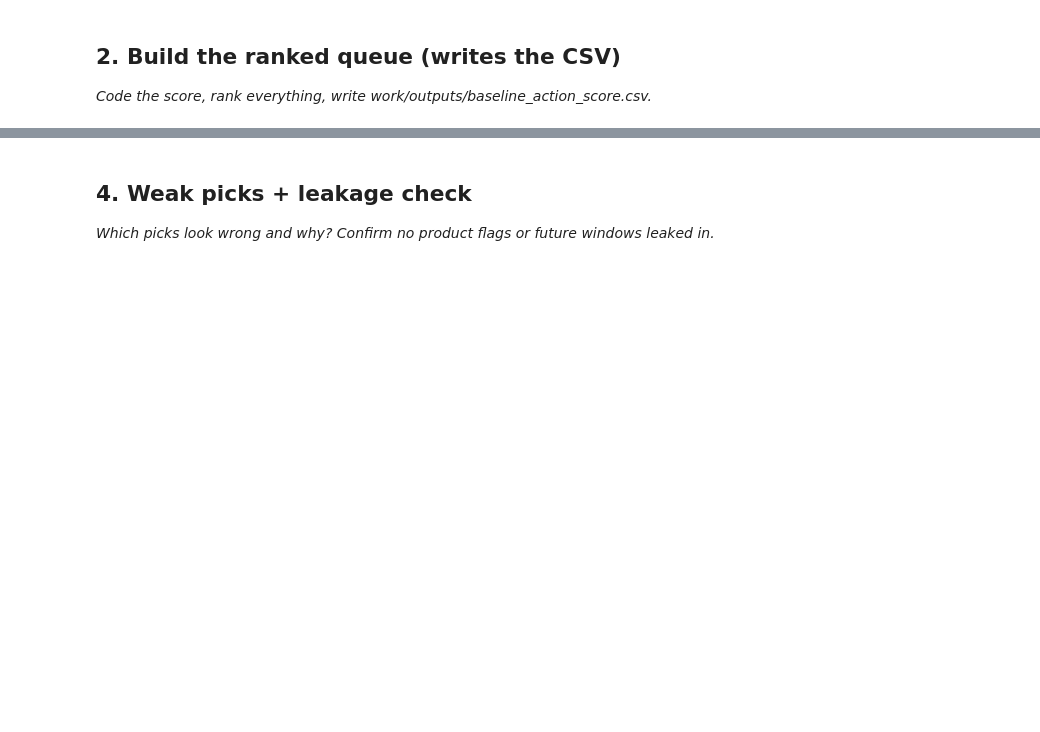
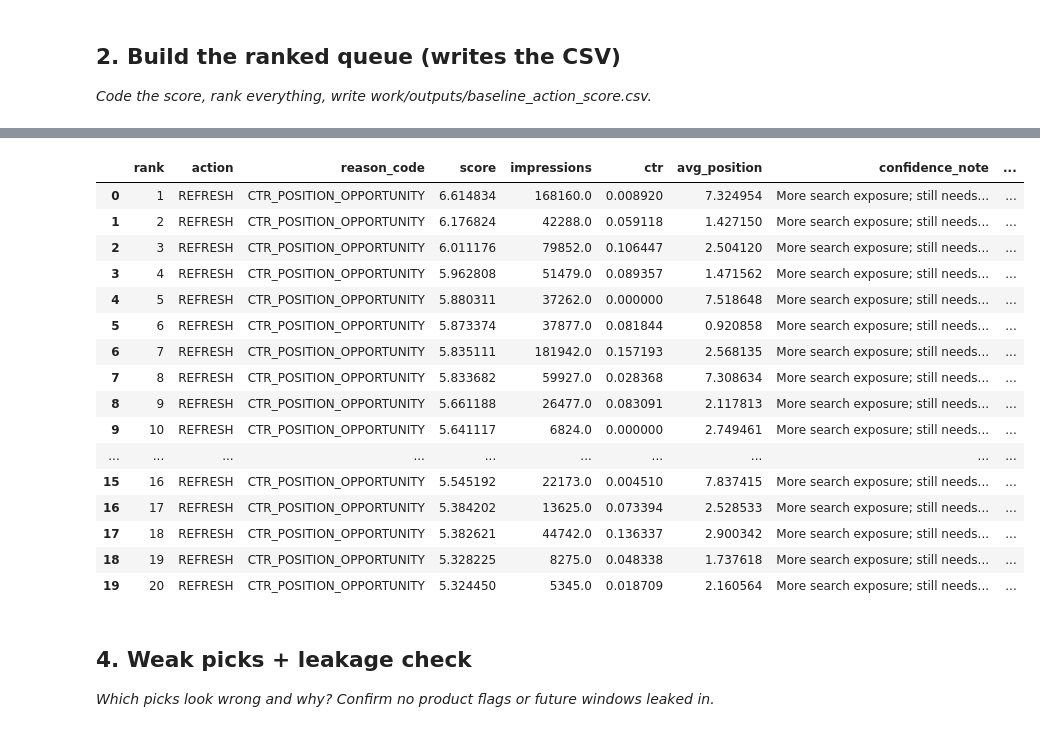
Before and after one commit to Anshikaag-28/Anshika-FlyRank-ML, a Jupyter notebook: work/notebooks/w04_baseline_score.ipynb, the cells around one changed output, grey strips where cells are left out. Cells and saved outputs as stored; diff of their text form; code cells hidden in the pictures; blank space fills up the shorter version.

```diff
--- a/work/notebooks/w04_baseline_score.ipynb
+++ b/work/notebooks/w04_baseline_score.ipynb
@@ -95,3 +324,51 @@ Rows: 90489
+# %%
+top20 = queue.head(20).copy()
+
+top20["confidence_note"] = np.where(
+    top20["impressions"] >= 500,
+    "More search exposure; still needs human review.",
+    "Lower volume; recommendation may be noisy."
+)
+
+top20["what_would_make_it_wrong"] = np.where(
+    top20["impressions"] < 500,
+    "Low volume could make the CTR gap unstable.",
+    "Position estimate or CTR may not represent a persistent opportunity."
+)
+
+display(
+    top20[
+        [
+            "rank",
+            "action",
+            "reason_code",
+            "score",
+            "impressions",
+            "ctr",
+            "avg_position",
+            "confidence_note",
+            "what_would_make_it_wrong"
+        ]
+    ]
+)
+# %% [output]
+|  | rank | action | reason_code | score | impressions | ctr | avg_position | confidence_note | ... |
+| 0 | 1 | REFRESH | CTR_POSITION_OPPORTUNITY | 6.614834 | 168160.0 | 0.008920 | 7.324954 | More search exposure; still needs... | ... |
+| 1 | 2 | REFRESH | CTR_POSITION_OPPORTUNITY | 6.176824 | 42288.0 | 0.059118 | 1.427150 | More search exposure; still needs... | ... |
+| 2 | 3 | REFRESH | CTR_POSITION_OPPORTUNITY | 6.011176 | 79852.0 | 0.106447 | 2.504120 | More search exposure; still needs... | ... |
+| 3 | 4 | REFRESH | CTR_POSITION_OPPORTUNITY | 5.962808 | 51479.0 | 0.089357 | 1.471562 | More search exposure; still needs... | ... |
+| 4 | 5 | REFRESH | CTR_POSITION_OPPORTUNITY | 5.880311 | 37262.0 | 0.000000 | 7.518648 | More search exposure; still needs... | ... |
+| 5 | 6 | REFRESH | CTR_POSITION_OPPORTUNITY | 5.873374 | 37877.0 | 0.081844 | 0.920858 | More search exposure; still needs... | ... |
+| 6 | 7 | REFRESH | CTR_POSITION_OPPORTUNITY | 5.835111 | 181942.0 | 0.157193 | 2.568135 | More search exposure; still needs... | ... |
+| 7 | 8 | REFRESH | CTR_POSITION_OPPORTUNITY | 5.833682 | 59927.0 | 0.028368 | 7.308634 | More search exposure; still needs... | ... |
+| 8 | 9 | REFRESH | CTR_POSITION_OPPORTUNITY | 5.661188 | 26477.0 | 0.083091 | 2.117813 | More search exposure; still needs... | ... |
+| 9 | 10 | REFRESH | CTR_POSITION_OPPORTUNITY | 5.641117 | 6824.0 | 0.000000 | 2.749461 | More search exposure; still needs... | ... |
+| ... | ... | ... | ... | ... | ... | ... | ... | ... | ... |
+| 15 | 16 | REFRESH | CTR_POSITION_OPPORTUNITY | 5.545192 | 22173.0 | 0.004510 | 7.837415 | More search exposure; still needs... | ... |
+| 16 | 17 | REFRESH | CTR_POSITION_OPPORTUNITY | 5.384202 | 13625.0 | 0.073394 | 2.528533 | More search exposure; still needs... | ... |
+| 17 | 18 | REFRESH | CTR_POSITION_OPPORTUNITY | 5.382621 | 44742.0 | 0.136337 | 2.900342 | More search exposure; still needs... | ... |
+| 18 | 19 | REFRESH | CTR_POSITION_OPPORTUNITY | 5.328225 | 8275.0 | 0.048338 | 1.737618 | More search exposure; still needs... | ... |
+| 19 | 20 | REFRESH | CTR_POSITION_OPPORTUNITY | 5.324450 | 5345.0 | 0.018709 | 2.160564 | More search exposure; still needs... | ... |
 # %% [markdown]
 ## 4. Weak picks + leakage check
 
```
Also changed, not shown: parts of 12 cells of this notebook.
